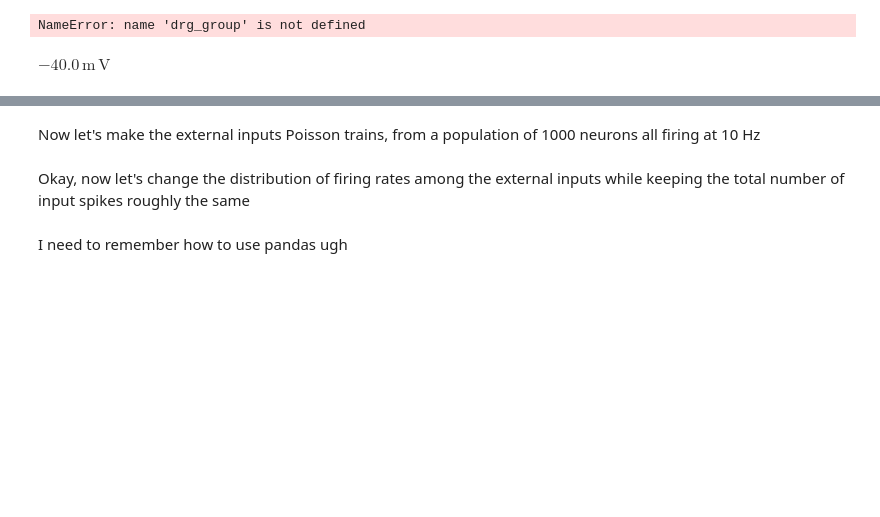
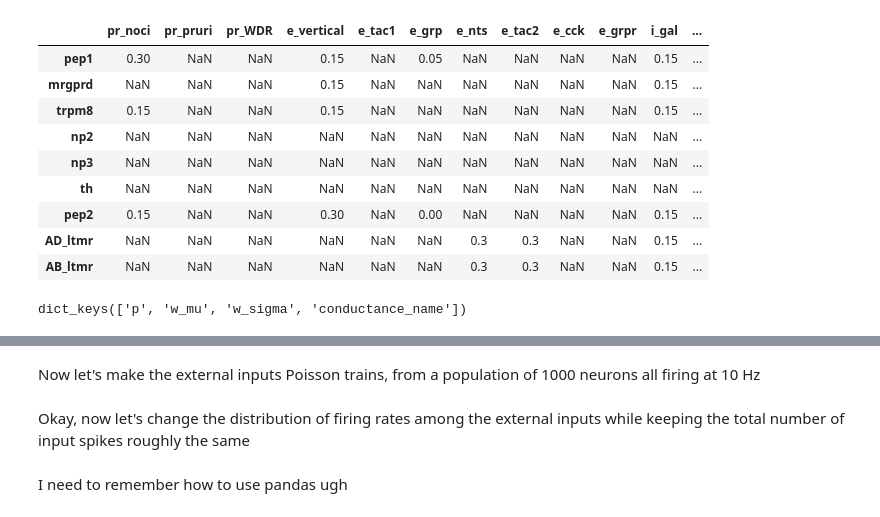
Before and after one commit to ANaka/dh_model, a Jupyter notebook: dh_model_rate_fitting_multiple_conditions.ipynb, the cells around one changed output, grey strips where cells are left out. Drawn from its saved outputs; the diff is of its cells as text; code cells hidden in the pictures; blank space fills up the shorter version.

```diff
--- a/dh_model_rate_fitting_multiple_conditions.ipynb
+++ b/dh_model_rate_fitting_multiple_conditions.ipynb
@@ -226,4 +27,0 @@ z = SpikeGeneratorGroup(9,indices = [0], times = [9999*second])
-# %%
-zz = drg_group(N = 5)
-# %% [output]
-NameError: name 'drg_group' is not defined
@@ -232,4 +27,0 @@ ngs['e_nts'].namespace['E_l'] = -40*mV
-# %%
-ngs['e_nts'].namespace['E_l']
-# %% [output]
-$-40.0\,\mathrm{m}\,\mathrm{V}$
@@ -243,0 +28,24 @@ defaultclock.dt = sim_dt
+# %%
+nts = ['pr_noci','pr_WDR','i_gal','e_vertical','e_grp']
+ats = ['pep1','AB_ltmr']
+Ns = dp.get_Ns()
+intrinsics_df = dp.intrinsics_table_w_units()
+ng_output_dfs = dp.interneuronal_connectivity_tables()
+ag_output_dfs = dp.afferent_connectivity_tables()
+# %%
+ag_output_dfs['p']
+# %% [output]
+|  | pr_noci | pr_pruri | pr_WDR | e_vertical | e_tac1 | e_grp | e_nts | e_tac2 | e_cck | e_grpr | i_gal | ... |
+| pep1 | 0.30 | NaN | NaN | 0.15 | NaN | 0.05 | NaN | NaN | NaN | NaN | 0.15 | ... |
+| mrgprd | NaN | NaN | NaN | 0.15 | NaN | NaN | NaN | NaN | NaN | NaN | 0.15 | ... |
+| trpm8 | 0.15 | NaN | NaN | 0.15 | NaN | NaN | NaN | NaN | NaN | NaN | 0.15 | ... |
+| np2 | NaN | NaN | NaN | NaN | NaN | NaN | NaN | NaN | NaN | NaN | NaN | ... |
+| np3 | NaN | NaN | NaN | NaN | NaN | NaN | NaN | NaN | NaN | NaN | NaN | ... |
+| th | NaN | NaN | NaN | NaN | NaN | NaN | NaN | NaN | NaN | NaN | NaN | ... |
+| pep2 | 0.15 | NaN | NaN | 0.30 | NaN | 0.00 | NaN | NaN | NaN | NaN | 0.15 | ... |
+| AD_ltmr | NaN | NaN | NaN | NaN | NaN | NaN | 0.3 | 0.3 | NaN | NaN | 0.15 | ... |
+| AB_ltmr | NaN | NaN | NaN | NaN | NaN | NaN | 0.3 | 0.3 | NaN | NaN | 0.15 | ... |
+# %%
+ag_output_dfs.keys()
+# %% [output]
+dict_keys(['p', 'w_mu', 'w_sigma', 'conductance_name'])
```
Also changed, not shown: parts of 43 cells of this notebook, 2 other files.
